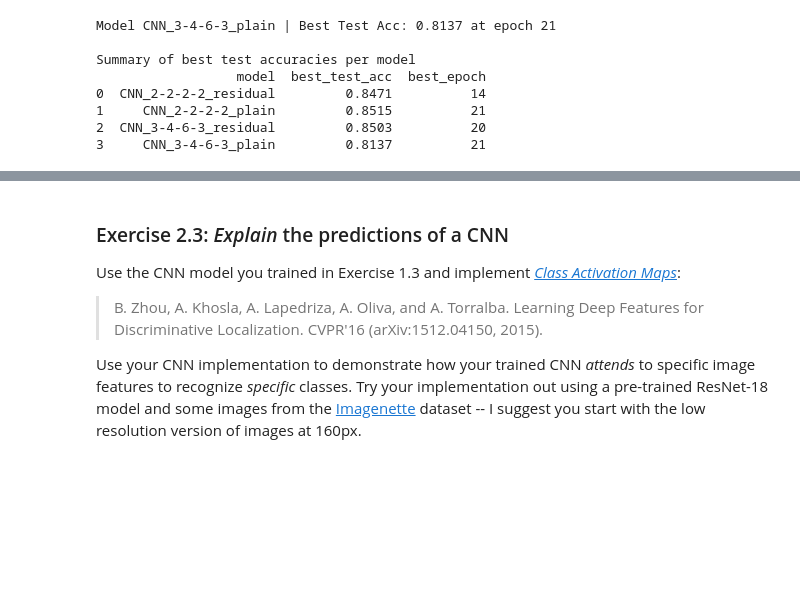
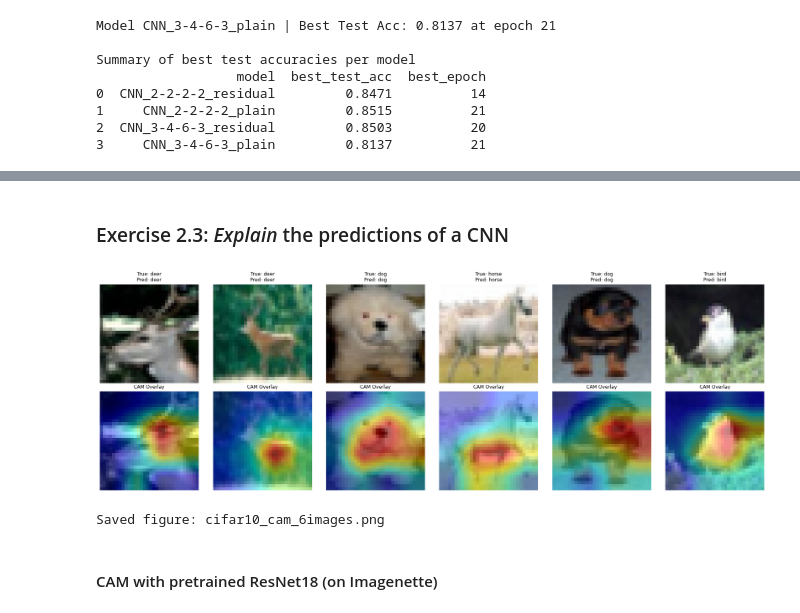
Before and after one commit to fbizza/deep-learning-applications, a Jupyter notebook: lab_1/lab_1.ipynb, the cells around one changed output, grey strips where cells are left out. Drawn from its saved outputs; the diff is of its cells as text; code cells hidden in the pictures; blank space fills up the shorter version.

Commit message:
Complete exercise 2.3

```diff
--- a/lab_1/lab_1.ipynb
+++ b/lab_1/lab_1.ipynb
@@ -705,8 +660,2 @@ Try to optimize training parameters in order to maximize the performance of the
 # %% [markdown]
 ### Exercise 2.3: *Explain* the predictions of a CNN
-
-Use the CNN model you trained in Exercise 1.3 and implement [*Class Activation Maps*](http://cnnlocalization.csail.mit.edu/#:~:text=A%20class%20activation%20map%20for,decision%20made%20by%20the%20CNN.):
-
-> B. Zhou, A. Khosla, A. Lapedriza, A. Oliva, and A. Torralba. Learning Deep Features for Discriminative Localization. CVPR'16 (arXiv:1512.04150, 2015).
-
-Use your CNN implementation to demonstrate how your trained CNN *attends* to specific image features to recognize *specific* classes. Try your implementation out using a pre-trained ResNet-18 model and some images from the [Imagenette](https://pytorch.org/vision/0.20/generated/torchvision.datasets.Imagenette.html#torchvision.datasets.Imagenette) dataset -- I suggest you start with the low resolution version of images at 160px.
@@ -713,2 +670,8 @@ Use your CNN implementation to demonstrate how your trained CNN *attends* to spe
 # %%
-# Your code here.
+model_path = "models_weights/CNN_3-4-6-3_residual.pt"
+model = CNN(num_blocks=[3,4,6,3], num_classes=10, skip_connection=True).to(device)
+model.load_state_dict(torch.load(model_path, map_location=device))
+model.eval()
+
+indices = random.sample(range(len(ds_test)), 6)
+images, labels = zip(*[ds_test[i] for i in indices])
@@ -714,0 +715,38 @@ Use your CNN implementation to demonstrate how your trained CNN *attends* to spe
+# %%
+last_conv_layer = model.layers[-1][-1]
+
+feature_maps = grab_features(last_conv_layer, images, model, device)
+
+classifier_weights = model.fc.weight.data
+
+inputs = torch.stack(images).to(device)
+outputs = model(inputs)
+_, preds = torch.max(outputs, 1)
+# %%
+fig, axes = plt.subplots(2, 6, figsize=(18, 6), facecolor='white')
+
+for i, img_tensor in enumerate(images):
+    cam = make_cam(feature_maps[i], classifier_weights, preds[i].item())
+    img, overlay = overlay_cam(img_tensor, cam, alpha=0.45)
+
+    ax = axes[0, i]
+    ax.imshow(img)
+    ax.axis('off')
+    ax.set_title(f"True: {classes[labels[i]]}\nPred: {classes[preds[i]]}", fontsize=9)
+
+    ax = axes[1, i]
+    ax.imshow(overlay)
+    ax.axis('off')
+    ax.set_title("CAM Overlay", fontsize=9)
+
+plt.tight_layout()
+
+save_path = "cifar10_cam_6images.png"
+fig.savefig(save_path)
+plt.show()
+print(f"Saved figure: {save_path}")
+# %% [output]
+[figure, added]
+Saved figure: cifar10_cam_6images.png
+# %% [markdown]
+#### CAM with pretrained ResNet18 (on Imagenette)
```
Also changed, not shown: parts of 15 cells of this notebook.
